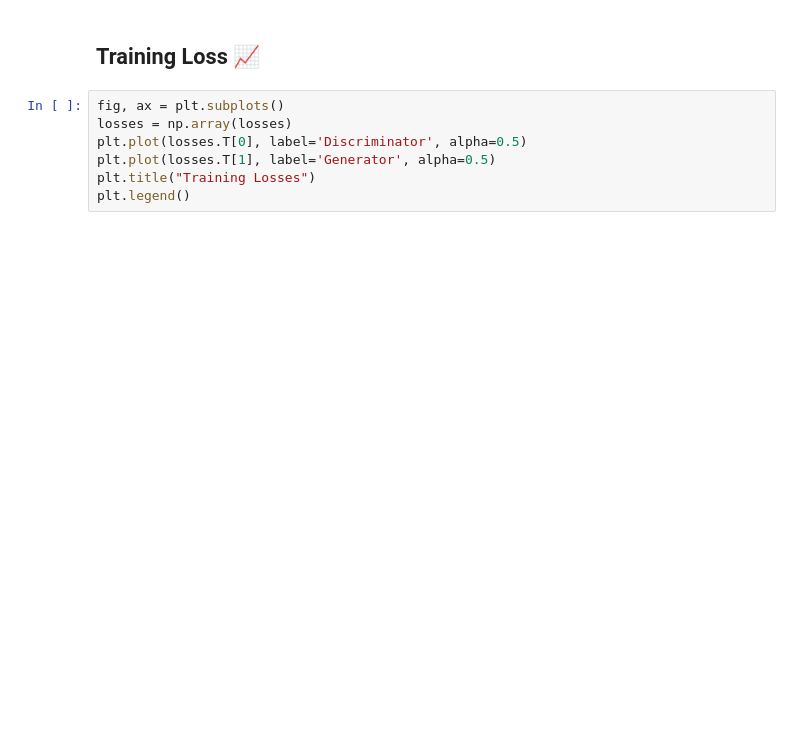
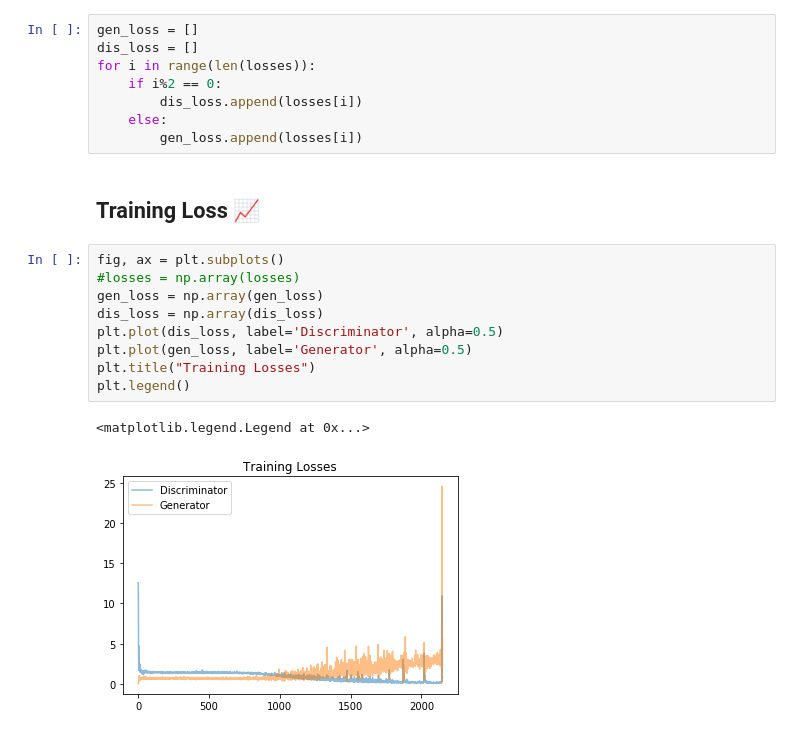
Before and after one commit to simoninithomas/CatDCGAN, a Jupyter notebook: Cat DCGAN.ipynb, the cells around one changed output. Saved outputs shown, nothing was run; the diff lists cells and outputs as text; blank space fills up the shorter version.

```diff
--- a/Cat DCGAN.ipynb
+++ b/Cat DCGAN.ipynb
@@ -651,9 +693,22 @@ with tf.Graph().as_default():
+# %%
+gen_loss = []
+dis_loss = []
+for i in range(len(losses)):
+    if i%2 == 0:
+        dis_loss.append(losses[i])
+    else:
+        gen_loss.append(losses[i])
 # %% [markdown]
 ## Training Loss 📈
 # %%
 fig, ax = plt.subplots()
-losses = np.array(losses)
-plt.plot(losses.T[0], label='Discriminator', alpha=0.5)
-plt.plot(losses.T[1], label='Generator', alpha=0.5)
+#losses = np.array(losses)
+gen_loss = np.array(gen_loss)
+dis_loss = np.array(dis_loss)
+plt.plot(dis_loss, label='Discriminator', alpha=0.5)
+plt.plot(gen_loss, label='Generator', alpha=0.5)
 plt.title("Training Losses")
 plt.legend()
+# %% [output]
+<matplotlib.legend.Legend at 0x...>
+[figure, added]
```
Also changed, not shown: parts of 7 cells of this notebook, 5 other files.
